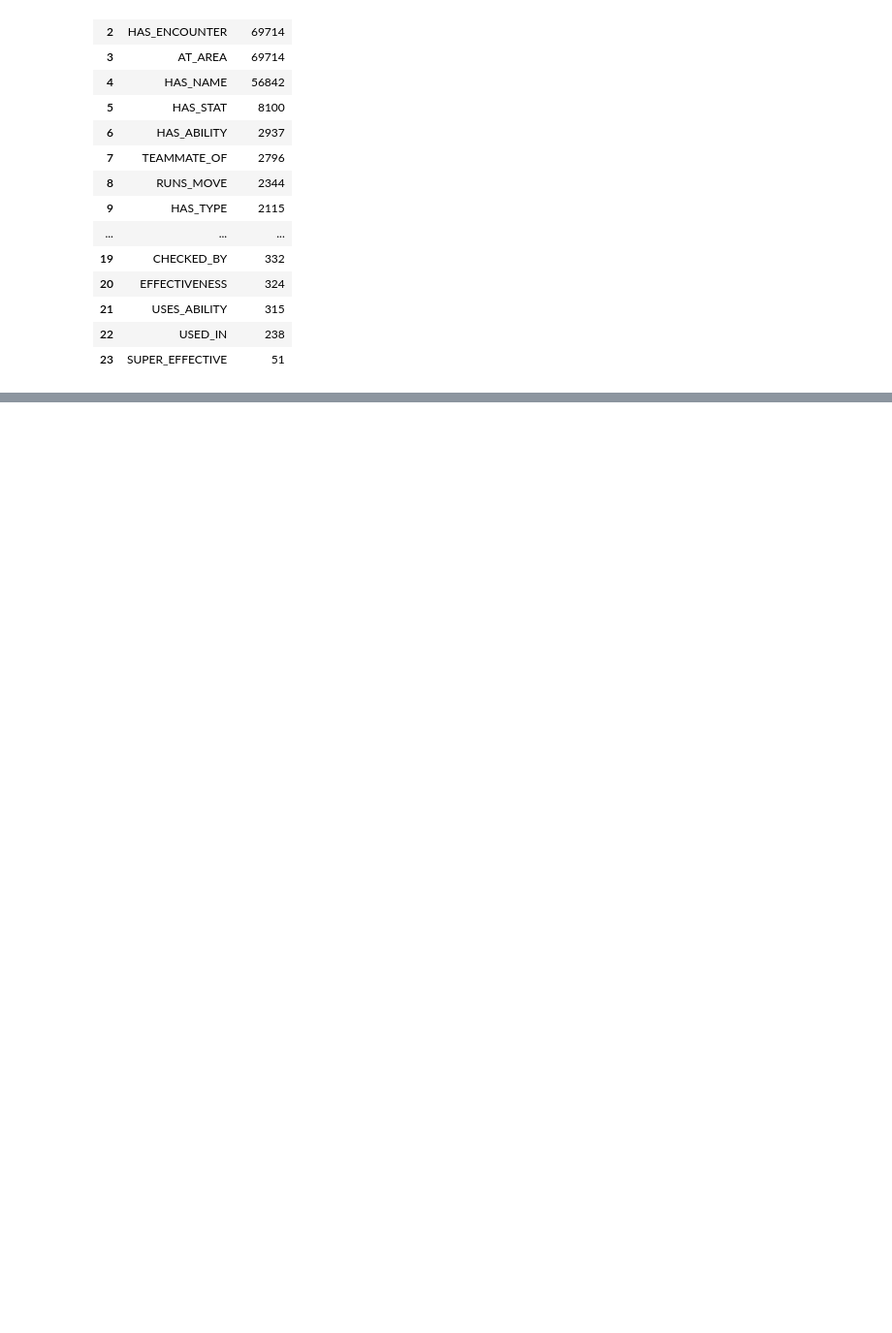
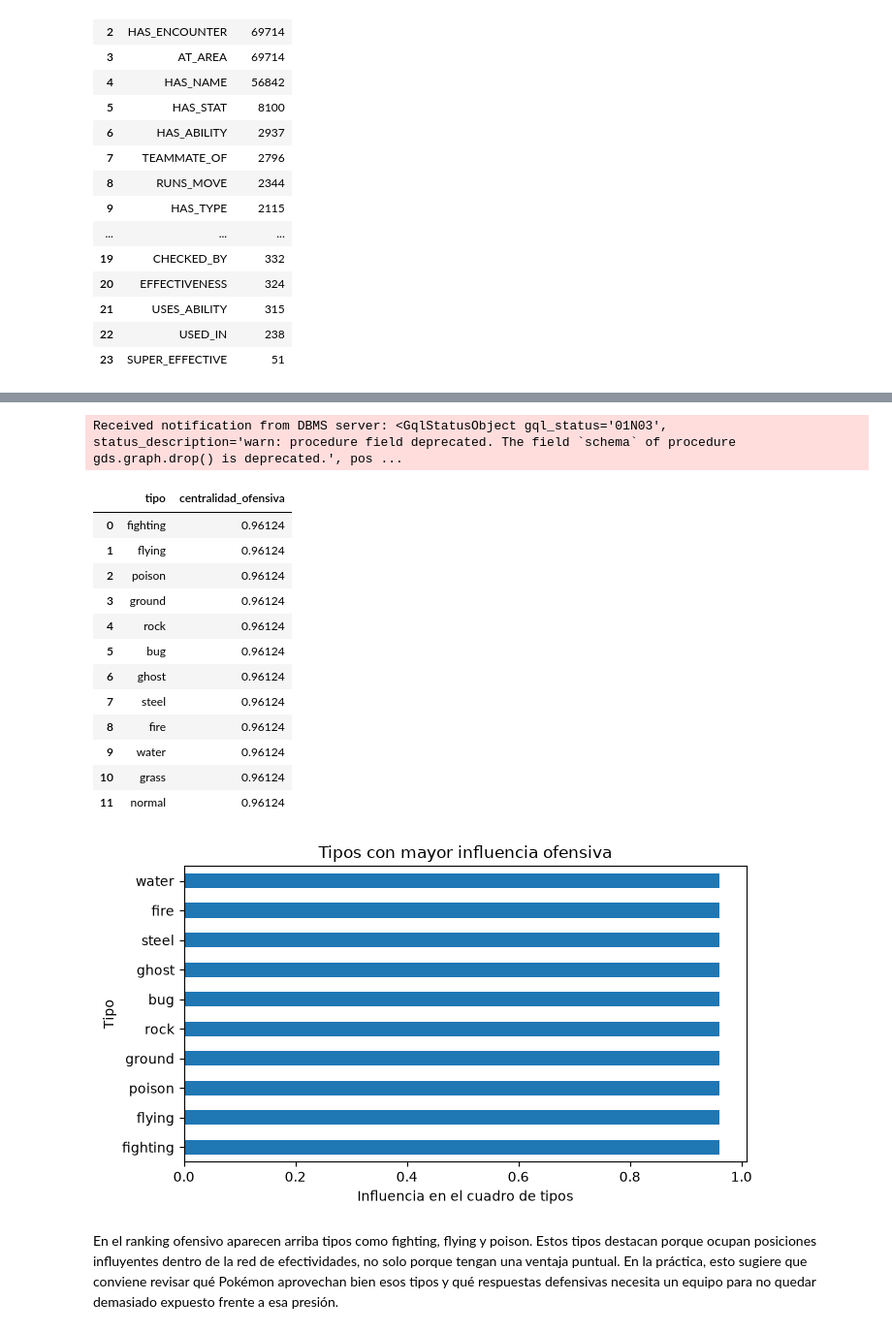
Before and after one commit to blvckvenom/mds7205-pokeapi-kg, a Jupyter notebook: analysis/reporte_integrado.ipynb, the cells around one changed output, grey strips where cells are left out. Shown at 97% size. Drawn from its saved outputs; the diff is of its cells as text; code cells hidden in the pictures; blank space fills up the shorter version.

```diff
--- a/analysis/reporte_integrado.ipynb
+++ b/analysis/reporte_integrado.ipynb
@@ -536,0 +561,54 @@ estructurales y predicción basada en grafo.
+# %%
+run("CALL gds.graph.drop('typechart', false)")
+run('''
+CALL gds.graph.project(
+  'typechart',
+  'Type',
+  {
+    EFFECTIVENESS: {
+      orientation: 'NATURAL'
+    }
+  }
+)
+''')
+res = df('''
+CALL gds.pageRank.stream('typechart') YIELD nodeId, score
+RETURN gds.util.asNode(nodeId).identifier AS tipo,
+       round(score * 100000) / 100000.0 AS centralidad_ofensiva
+ORDER BY centralidad_ofensiva DESC
+LIMIT 12
+''')
+display(res)
+if not res.empty:
+    ax = res.head(10).sort_values('centralidad_ofensiva').plot.barh(
+        x='tipo', y='centralidad_ofensiva', legend=False, figsize=(7, 4)
+    )
+    ax.set_title('Tipos con mayor influencia ofensiva')
+    ax.set_xlabel('Influencia en el cuadro de tipos')
+    ax.set_ylabel('Tipo')
+    plt.tight_layout()
+    plt.show()
+if not res.empty:
+    tipos = lista_texto(res['tipo'])
+    display(Markdown(
+        f"En el ranking ofensivo aparecen arriba tipos como {tipos}. Estos tipos destacan porque ocupan posiciones influyentes dentro de la red de efectividades, "
+        "no solo porque tengan una ventaja puntual. En la práctica, esto sugiere que conviene revisar qué Pokémon aprovechan bien esos tipos y qué respuestas "
+        "defensivas necesita un equipo para no quedar demasiado expuesto frente a esa presión."
+    ))
+# %% [output]
+Received notification from DBMS server: <GqlStatusObject gql_status='01N03', status_description='warn: procedure field deprecated. The field `schema` of procedure gds.graph.drop() is deprecated.', pos ...
+|  | tipo | centralidad_ofensiva |
+| 0 | fighting | 0.96124 |
+| 1 | flying | 0.96124 |
+| 2 | poison | 0.96124 |
+| 3 | ground | 0.96124 |
+| 4 | rock | 0.96124 |
+| 5 | bug | 0.96124 |
+| 6 | ghost | 0.96124 |
+| 7 | steel | 0.96124 |
+| 8 | fire | 0.96124 |
+| 9 | water | 0.96124 |
+| 10 | grass | 0.96124 |
+| 11 | normal | 0.96124 |
+[figure, added]
+En el ranking ofensivo aparecen arriba tipos como fighting, flying y poison. Estos tipos destacan porque ocupan posiciones influyentes dentro de la red de efectividades, no solo porque tengan una ventaja puntual. En la práctica, esto sugiere que conviene revisar qué Pokémon aprovechan bien esos tipos y qué respuestas defensivas necesita un equipo para no quedar demasiado expuesto frente a esa presión.
```
Also changed, not shown: parts of 63 cells of this notebook, 1 other file.
